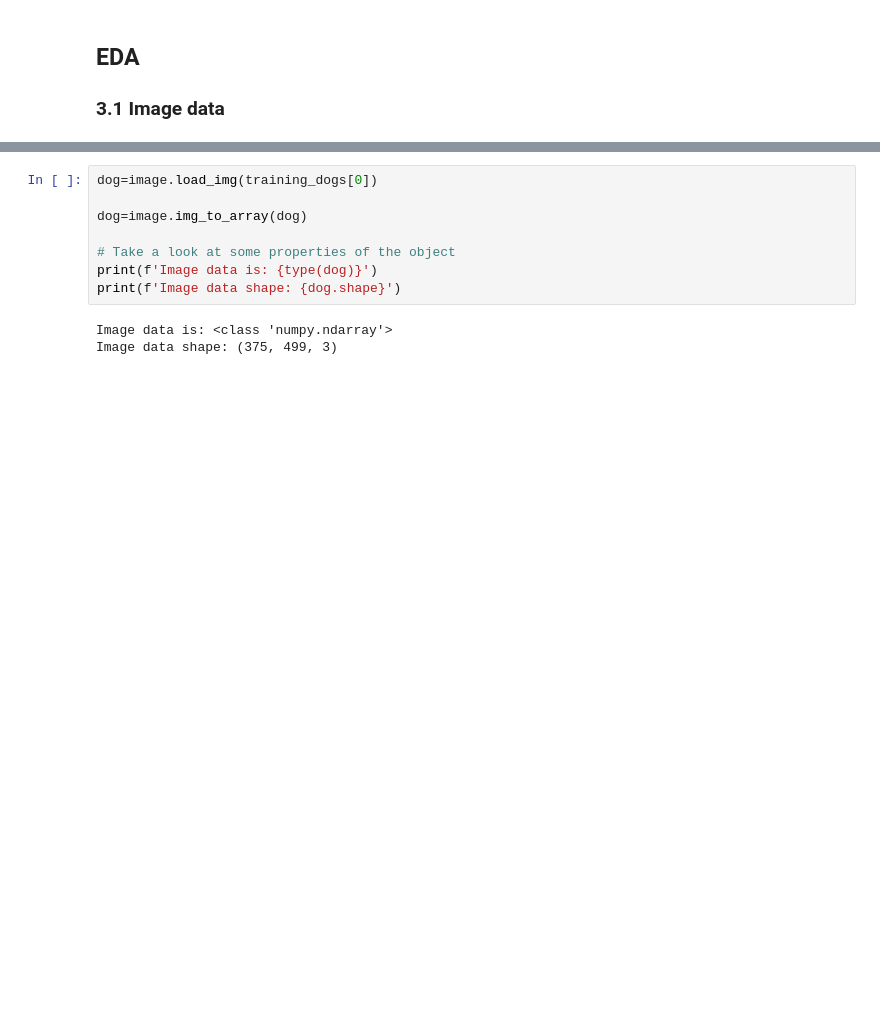
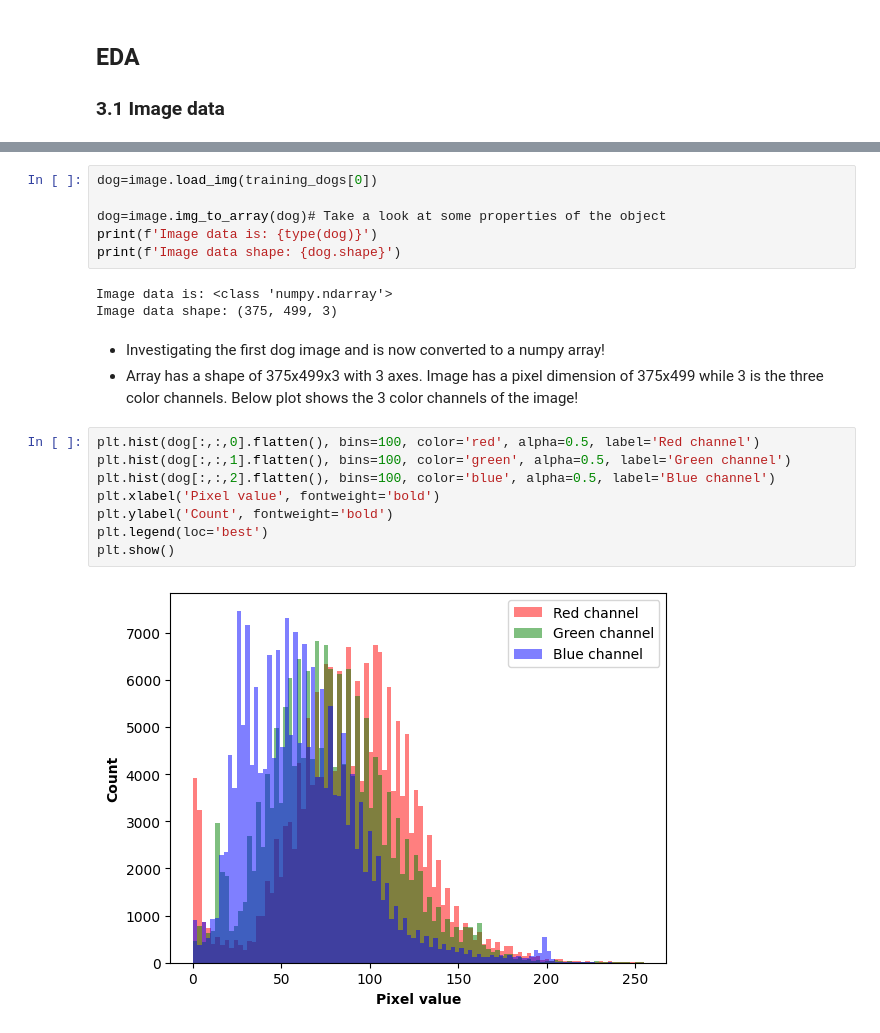
Before and after one commit to 4GeeksAcademy/Madesh-image-classification, a Jupyter notebook: src/Madesh_solution.ipynb, the cells around one changed output, grey strips where cells are left out. Saved outputs shown, nothing was run; the diff lists cells and outputs as text; blank space fills up the shorter version.

```diff
--- a/src/Madesh_solution.ipynb
+++ b/src/Madesh_solution.ipynb
@@ -42,11 +53,23 @@ fig.tight_layout()
 # %%
 dog=image.load_img(training_dogs[0])
 
-dog=image.img_to_array(dog)
-
-# Take a look at some properties of the object
+dog=image.img_to_array(dog)# Take a look at some properties of the object
 print(f'Image data is: {type(dog)}')
 print(f'Image data shape: {dog.shape}')
 # %% [output]
 Image data is: <class 'numpy.ndarray'>
 Image data shape: (375, 499, 3)
+# %% [markdown]
+- Investigating the first dog image and is now converted to a
+numpy array!
+- Array has a shape of 375x499x3 with 3 axes. Image has a pixel dimension of 375x499 while 3 is the three color channels. Below plot shows the 3 color channels of the image!
+# %%
+plt.hist(dog[:,:,0].flatten(), bins=100, color='red', alpha=0.5, label='Red channel')
+plt.hist(dog[:,:,1].flatten(), bins=100, color='green', alpha=0.5, label='Green channel')
+plt.hist(dog[:,:,2].flatten(), bins=100, color='blue', alpha=0.5, label='Blue channel')
+plt.xlabel('Pixel value', fontweight='bold')
+plt.ylabel('Count', fontweight='bold')
+plt.legend(loc='best')
+plt.show()
+# %% [output]
+[figure, added]
```
Also changed, not shown: parts of 5 cells of this notebook.
